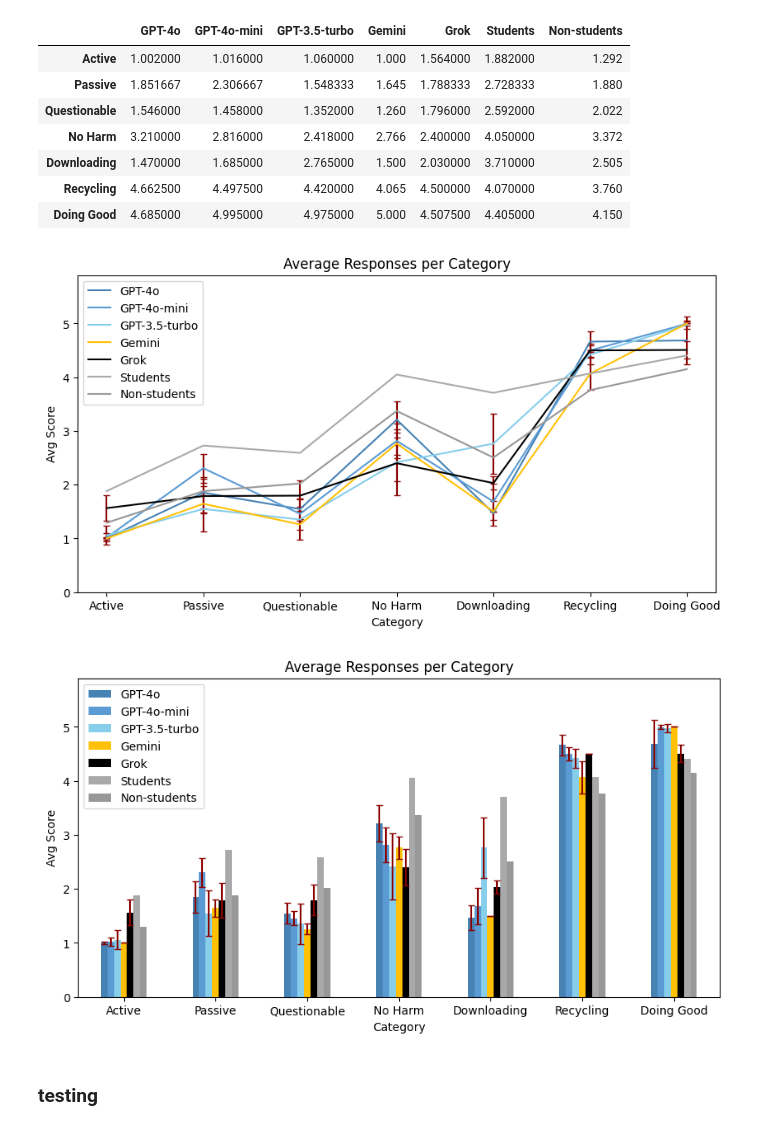
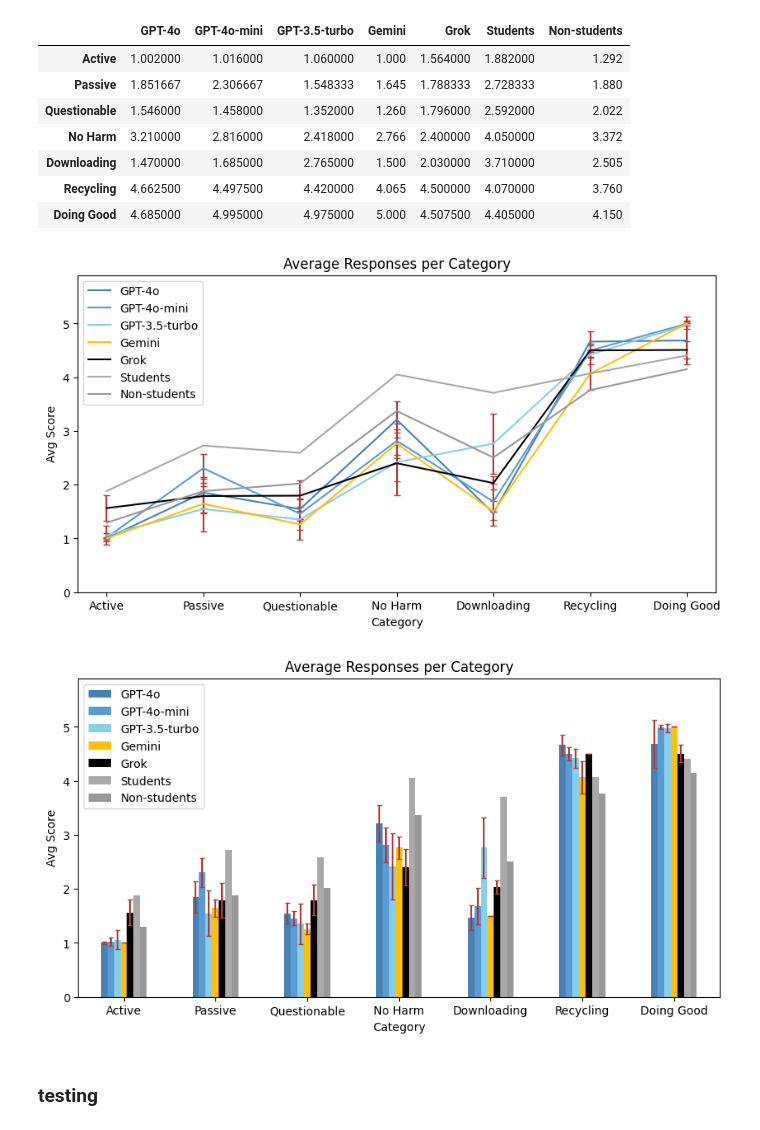
Before and after one commit to N101/Consumer-Ethics-in-AI-Shopping-Assistants, a Jupyter notebook: src/notebooks/ces_graphs.ipynb, the cells around one changed output. Drawn from its saved outputs; the diff is of its cells as text; code cells hidden in the pictures.

Commit message:
updated final ces graphs

```diff
--- a/src/notebooks/ces_graphs.ipynb
+++ b/src/notebooks/ces_graphs.ipynb
@@ -132,7 +132,7 @@ category_averages.plot(
     sharey=True,
     yerr=category_errors,
     capsize=3,
-    ecolor="darkred",
+    ecolor="#B43832",
     color=["#4682b4", "#5a9bd4", "#87ceeb", "#FFC107", "#000000", "#A9A9A9", "#989898"],
     ax=ax,
     title="Average Responses per Category",
@@ -144,28 +144,28 @@ category_averages.plot(
 
 fig.savefig("ces_category_averages_line.png")
 # %% [output]
-[figure, old version]
+[figure, new version]
 # %%
 # create plot with error bars
 fig, ax = plt.subplots()
 category_averages.plot(
     kind="bar",
     ylim=(0, 5.9),
     yerr=category_errors,
-    capsize=3,
-    ecolor="darkred",
+    capsize=2,
+    ecolor="#B43832",
     color=["#4682b4", "#5a9bd4", "#87ceeb", "#FFC107", "#000000", "#A9A9A9", "#989898"],
     ax=ax,
     title="Average Responses per Category",
     xlabel="Category",
     ylabel="Avg Score",
     figsize=(10, 5),
     rot=0,
 )
 
 fig.savefig("ces_category_averages.png")
 # %% [output]
-[figure, old version]
+[figure, new version]
 # %% [markdown]
 ### testing
 # %%
```
